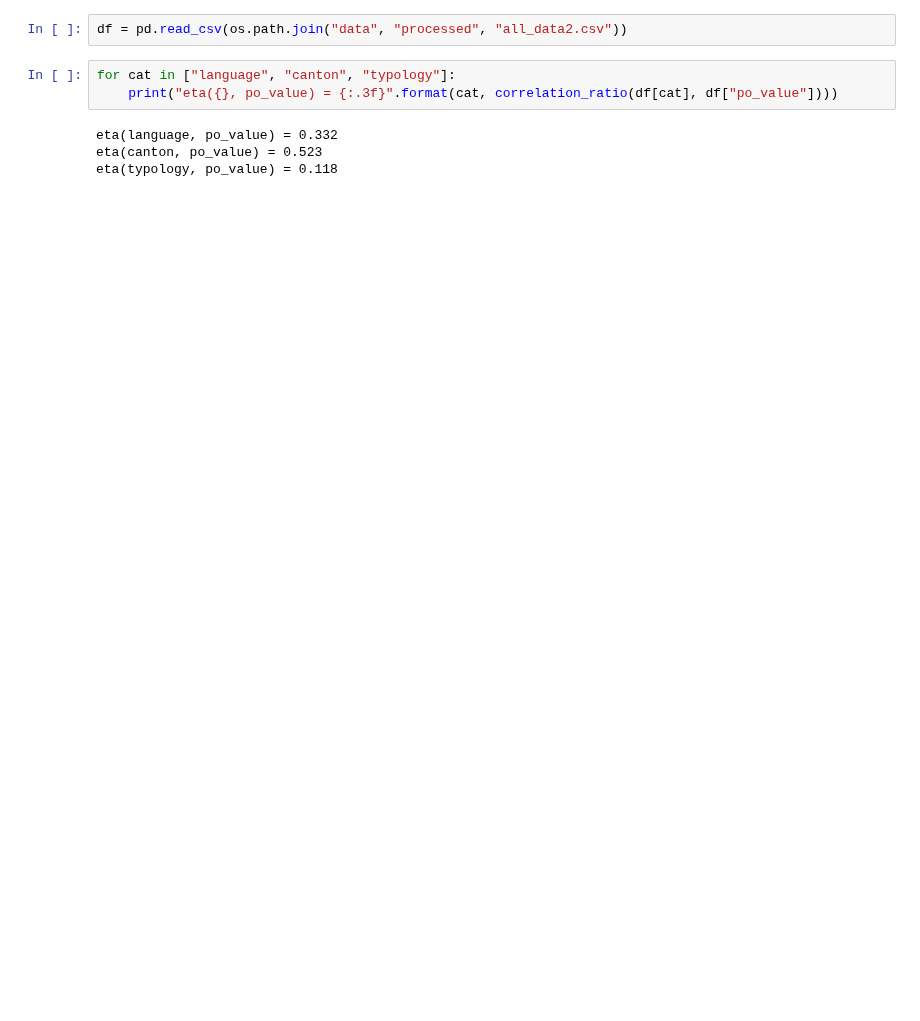
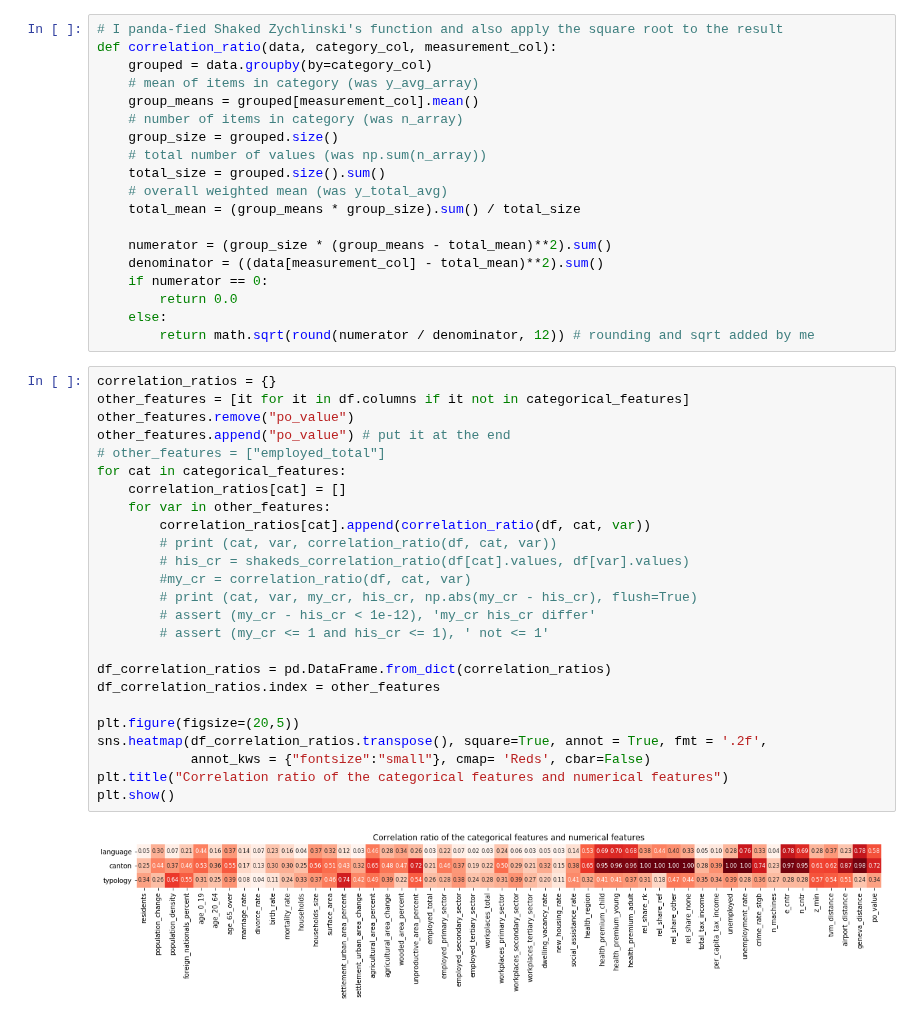
Before and after one commit to jschrein/epfl-exts-adsml-capstone-project, a Jupyter notebook: Exploratory Data Analysis.ipynb, the cells around one changed output. Saved outputs shown, nothing was run; the diff lists cells and outputs as text; blank space fills up the shorter version.

Commit message:
Exploratory data analysis with correlation ratio, uncertainty coefficient, heatmaps.

```diff
--- a/Exploratory Data Analysis.ipynb
+++ b/Exploratory Data Analysis.ipynb
@@ -29,10 +40,47 @@ def correlation_ratio(categories, measurements):
     return eta
-# %%
-df = pd.read_csv(os.path.join("data", "processed", "all_data2.csv"))
-# %%
-for cat in ["language", "canton", "typology"]:
-    print("eta({}, po_value) = {:.3f}".format(cat, correlation_ratio(df[cat], df["po_value"])))
-# %% [output]
-eta(language, po_value) = 0.332
-eta(canton, po_value) = 0.523
-eta(typology, po_value) = 0.118
+# %%
+# I panda-fied Shaked Zychlinski's function and also apply the square root to the result
+def correlation_ratio(data, category_col, measurement_col):
+    grouped = data.groupby(by=category_col)
+    # mean of items in category (was y_avg_array)
+    group_means = grouped[measurement_col].mean()
+    # number of items in category (was n_array)
+    group_size = grouped.size()
+    # total number of values (was np.sum(n_array))
+    total_size = grouped.size().sum()
+    # overall weighted mean (was y_total_avg)
+    total_mean = (group_means * group_size).sum() / total_size
+
+    numerator = (group_size * (group_means - total_mean)**2).sum()
+    denominator = ((data[measurement_col] - total_mean)**2).sum()
+    if numerator == 0:
+        return 0.0
+    else:
+        return math.sqrt(round(numerator / denominator, 12)) # rounding and sqrt added by me
+# %%
+correlation_ratios = {}
+other_features = [it for it in df.columns if it not in categorical_features]
+other_features.remove("po_value")
+other_features.append("po_value") # put it at the end
+# other_features = ["employed_total"]
+for cat in categorical_features:
+    correlation_ratios[cat] = []
+    for var in other_features:
+        correlation_ratios[cat].append(correlation_ratio(df, cat, var))
+        # print (cat, var, correlation_ratio(df, cat, var))
+        # his_cr = shakeds_correlation_ratio(df[cat].values, df[var].values)
+        #my_cr = correlation_ratio(df, cat, var)
+        # print (cat, var, my_cr, his_cr, np.abs(my_cr - his_cr), flush=True)
+        # assert (my_cr - his_cr < 1e-12), 'my_cr his_cr differ'
+        # assert (my_cr <= 1 and his_cr <= 1), ' not <= 1'
+
+df_correlation_ratios = pd.DataFrame.from_dict(correlation_ratios)
+df_correlation_ratios.index = other_features
+
+plt.figure(figsize=(20,5))
+sns.heatmap(df_correlation_ratios.transpose(), square=True, annot = True, fmt = '.2f',
+            annot_kws = {"fontsize":"small"}, cmap= 'Reds', cbar=False)
+plt.title("Correlation ratio of the categorical features and numerical features")
+plt.show()
+# %% [output]
+[figure, added]
```
Also changed, not shown: parts of 8 cells of this notebook.
